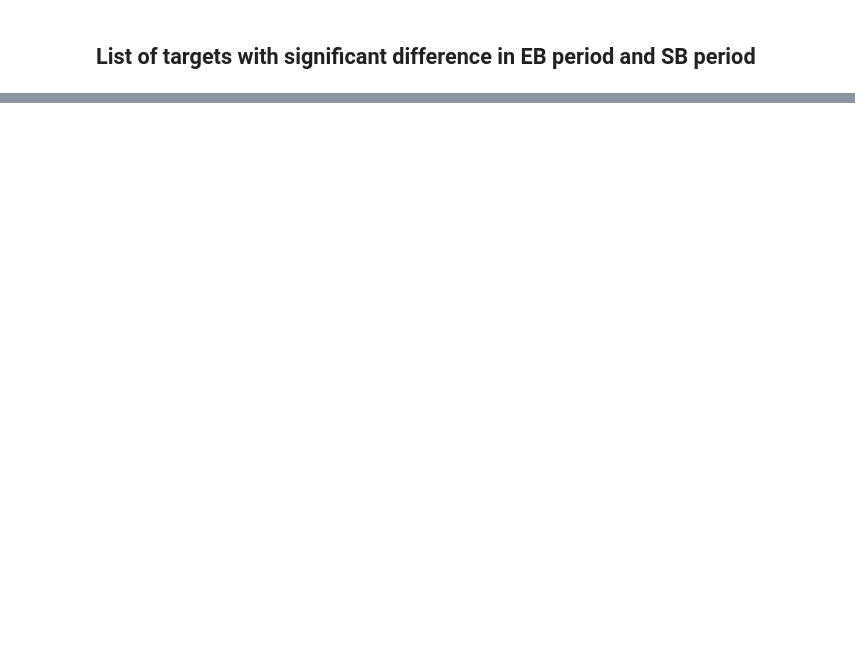
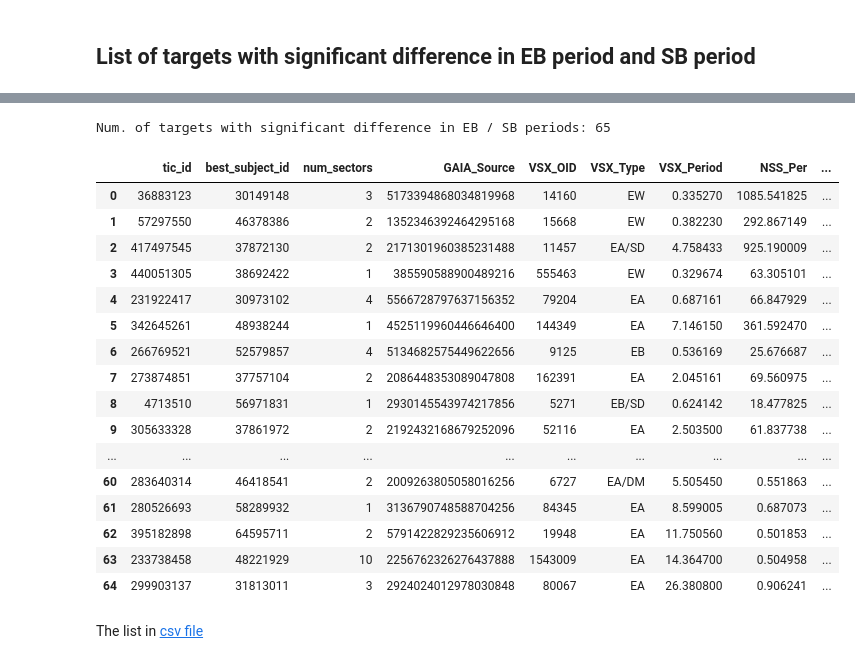
Before and after one commit to orionlee/PH_TESS_I_LightCurveViewer, a Jupyter notebook: eb_with_diff_sb_period/Dashboard_EB_with_SB.ipynb, the cells around one changed output, grey strips where cells are left out. Drawn from its saved outputs; the diff is of its cells as text; code cells hidden in the pictures; blank space fills up the shorter version.

```diff
--- a/eb_with_diff_sb_period/Dashboard_EB_with_SB.ipynb
+++ b/eb_with_diff_sb_period/Dashboard_EB_with_SB.ipynb
@@ -82 +71,33 @@ Num. of targets with significant difference in EB / SB periods: 22
+# %%
+print("Num. of targets with significant difference in EB / SB periods:", len(df_m2))
+with pd.option_context('display.max_rows', 999, 'display.max_columns', 99):
+    display(df_m2[["tic_id",
+       "best_subject_id",
+    #    "num_sectors",  # a proxy only, as it's the num. of sectors with PHT eb tags, there could have more data in sectors not tagged.
+       "GAIA_Source", "VSX_OID", "VSX_Type",
+       "VSX_Period", "NSS_Per", "Period_Ratio_EB_SB",
+       "GAIA_sepsi", "GAIA_RUWE", "GAIA_e_RV",
+       "NSS_Vcm", "NSS_Flags",
+       ]].reset_index(drop=True))
+display(HTML(f"""The list in <a href="multi_star_candidates_by_eb_sb_period_diff.csv" target="_blank">csv file</a>"""));
+# %% [output]
+Num. of targets with significant difference in EB / SB periods: 65
+|  | tic_id | best_subject_id | num_sectors | GAIA_Source | VSX_OID | VSX_Type | VSX_Period | NSS_Per | ... |
+| 0 | 36883123 | 30149148 | 3 | 5173394868034819968 | 14160 | EW | 0.335270 | 1085.541825 | ... |
+| 1 | 57297550 | 46378386 | 2 | 1352346392464295168 | 15668 | EW | 0.382230 | 292.867149 | ... |
+| 2 | 417497545 | 37872130 | 2 | 2171301960385231488 | 11457 | EA/SD | 4.758433 | 925.190009 | ... |
+| 3 | 440051305 | 38692422 | 1 | 385590588900489216 | 555463 | EW | 0.329674 | 63.305101 | ... |
+| 4 | 231922417 | 30973102 | 4 | 5566728797637156352 | 79204 | EA | 0.687161 | 66.847929 | ... |
+| 5 | 342645261 | 48938244 | 1 | 4525119960446646400 | 144349 | EA | 7.146150 | 361.592470 | ... |
+| 6 | 266769521 | 52579857 | 4 | 5134682575449622656 | 9125 | EB | 0.536169 | 25.676687 | ... |
+| 7 | 273874851 | 37757104 | 2 | 2086448353089047808 | 162391 | EA | 2.045161 | 69.560975 | ... |
+| 8 | 4713510 | 56971831 | 1 | 2930145543974217856 | 5271 | EB/SD | 0.624142 | 18.477825 | ... |
+| 9 | 305633328 | 37861972 | 2 | 2192432168679252096 | 52116 | EA | 2.503500 | 61.837738 | ... |
+| ... | ... | ... | ... | ... | ... | ... | ... | ... | ... |
+| 60 | 283640314 | 46418541 | 2 | 2009263805058016256 | 6727 | EA/DM | 5.505450 | 0.551863 | ... |
+| 61 | 280526693 | 58289932 | 1 | 3136790748588704256 | 84345 | EA | 8.599005 | 0.687073 | ... |
+| 62 | 395182898 | 64595711 | 2 | 5791422829235606912 | 19948 | EA | 11.750560 | 0.501853 | ... |
+| 63 | 233738458 | 48221929 | 10 | 2256762326276437888 | 1543009 | EA | 14.364700 | 0.504958 | ... |
+| 64 | 299903137 | 31813011 | 3 | 2924024012978030848 | 80067 | EA | 26.380800 | 0.906241 | ... |
+The list in csv file
 # %%
```
Also changed, not shown: parts of 4 cells of this notebook, 7 other files.
